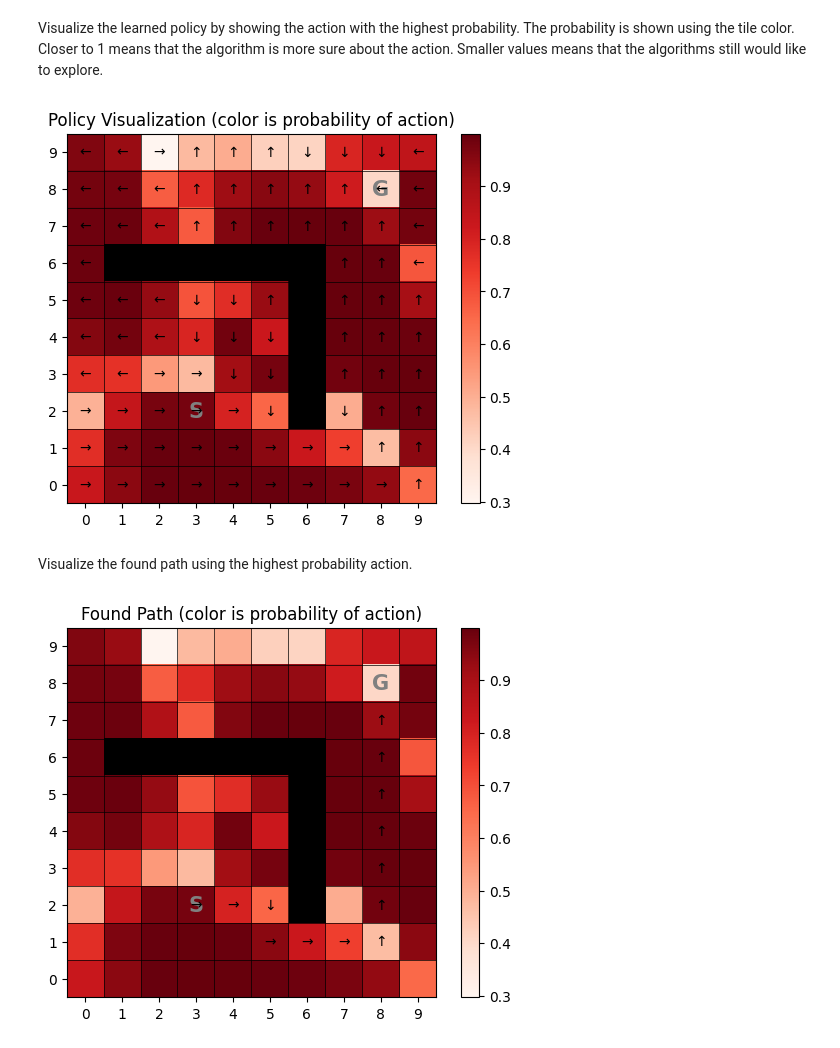
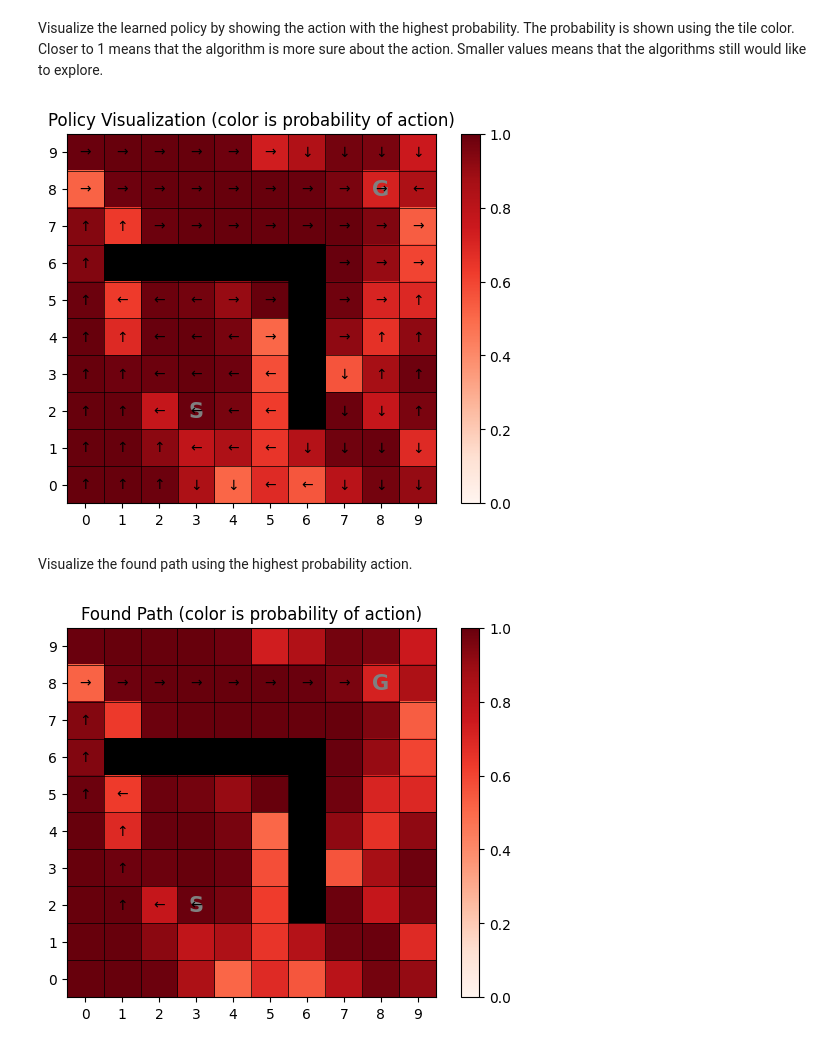
Before and after one commit to mhahsler/Introduction_to_Reinforcement_Learning, a Jupyter notebook: Policy_Gradient/L_maze_policy_approximation_ActorCritic.ipynb, the cells around one changed output. Drawn from its saved outputs; the diff is of its cells as text; code cells hidden in the pictures.

```diff
--- a/Policy_Gradient/L_maze_policy_approximation_ActorCritic.ipynb
+++ b/Policy_Gradient/L_maze_policy_approximation_ActorCritic.ipynb
@@ -27,15 +27,14 @@ env.image()
 # %% [markdown]
 Use Fourier-basis transformation and set up state features and state-action features.
 # %%
-from gym_classics.algorithms.linear_approximation import transformation_fourier_basis
-from gym_classics.algorithms.policy_gradient_methods import state_features, state_action_features
+from gym_classics.algorithms.linear_approximation import transformation_fourier_basis, state_features, state_action_features
 
 trans_fb = transformation_fourier_basis(min = np.array([0,0]), max = env.dims, order=2)
 
 def state_features(s,env):
     return trans_fb(s)
 
-gym_classics.algorithms.policy_gradient_methods.state_features = state_features
+gym_classics.algorithms.linear_approximation.state_features = state_features
 # %% [markdown]
 ## Critic: Value Function Approximation
 
@@ -112,14 +111,18 @@ def AC(
         G = 0.0
 
         while not done and  i < max_episode_length:
+            # actor: select action
             a = np.random.choice(env.action_space.n, p=pi(state, theta, env))
             next_state, r, done, _, _ = env.step(a)
 
-            td_error = r + gamma * np.dot(w, state_features(next_state, env)) - np.dot(w, state_features(state, env))
-
+            # critic: calculate estimated error + update critic
+            td_error = r + gamma * np.dot(w, state_features(next_state, env)) \
+                    - np.dot(w, state_features(state, env))
             w += alpha_value(episode) * td_error * state_features(state, env)
 
-            grad_log_pi = state_action_features(state, a, env) - sum([pi(state, theta, env)[b] * state_action_features(state, b, env) for b in range(env.action_space.n)])
+            # actor: update actor
+            grad_log_pi = state_action_features(state, a, env) \
+                    - sum([pi(state, theta, env)[b] * state_action_features(state, b, env) for b in range(env.action_space.n)])
             theta += alpha_policy(episode) * disc_factor * td_error * grad_log_pi
 
             G += disc_factor * r
@@ -138,9 +141,9 @@ def AC(
 
     return theta, w
 # %%
-theta, w, history = AC(env, n=2000,
-                           alpha_policy=LinearDecaySchedule(0.1, 0.001, 1000),
-                           alpha_value=LinearDecaySchedule(0.1, 0.001, 1000),
+theta, w, history = AC(env, n=1500,
+                           alpha_policy=LinearDecaySchedule(0.2, 0.001, 1000),
+                           alpha_value=LinearDecaySchedule(0.2, 0.001, 1000),
                            gamma=0.99,
                            max_episode_length = 500,
                            history=True)
@@ -185,19 +188,19 @@ Closer to 1 means that the algorithm is more sure about the action. Smaller valu
 # %%
 pol_discrete = np.argmax(pol, axis=1)
 prob = np.max(pol, axis=1)
-env.image(V=prob, policy=pol_discrete, title="Policy Visualization (color is probability of action)")
+env.image(V=prob, policy=pol_discrete, title="Policy Visualization (color is probability of action)", clim = (0,1))
 # %% [output]
-[figure, old version]
+[figure, new version]
 # %% [markdown]
 Visualize the found path using the highest probability action.
 # %%
 from gym_classics.algorithms.monte_carlo_methods import sample_episode
 
 path = sample_episode(env, policy=pol_discrete, max_len=100)
 path = [(env.state2id(s), a, r,env.state2id(sp)) for s,a,r,sp in path]
-env.image(V = prob, policy=pol_discrete, episode=path, title='Found Path (color is probability of action)')
+env.image(V = prob, policy=pol_discrete, episode=path, title='Found Path (color is probability of action)', clim = (0,1))
 # %% [output]
-[figure, old version]
+[figure, new version]
 # %% [markdown]
 
 &copy; 2025 [Michael Hahsler](http://michael.hahsler.net).
```
Also changed, not shown: parts of 2 cells of this notebook.
